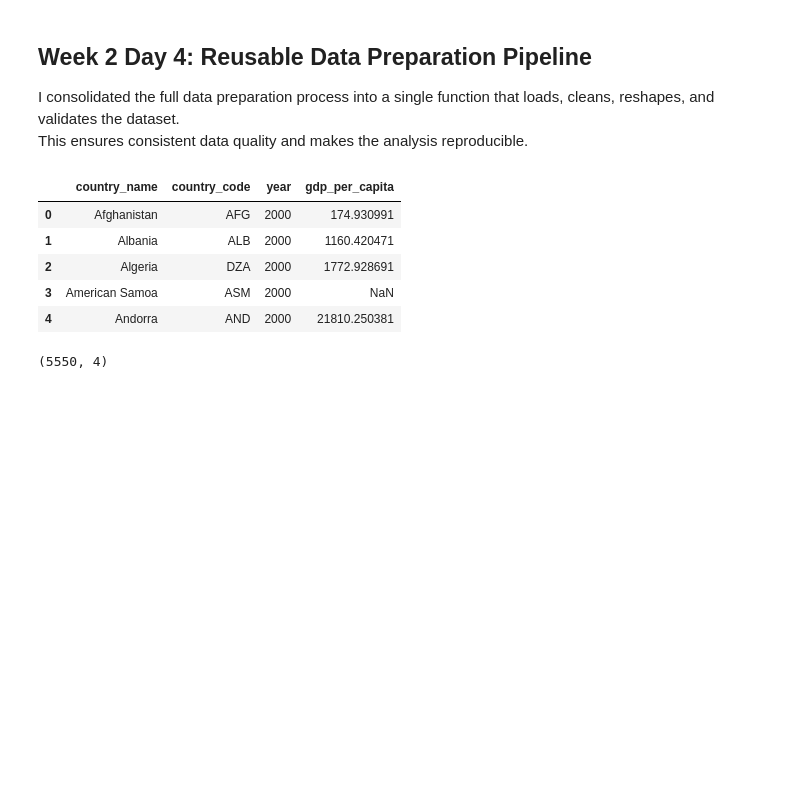
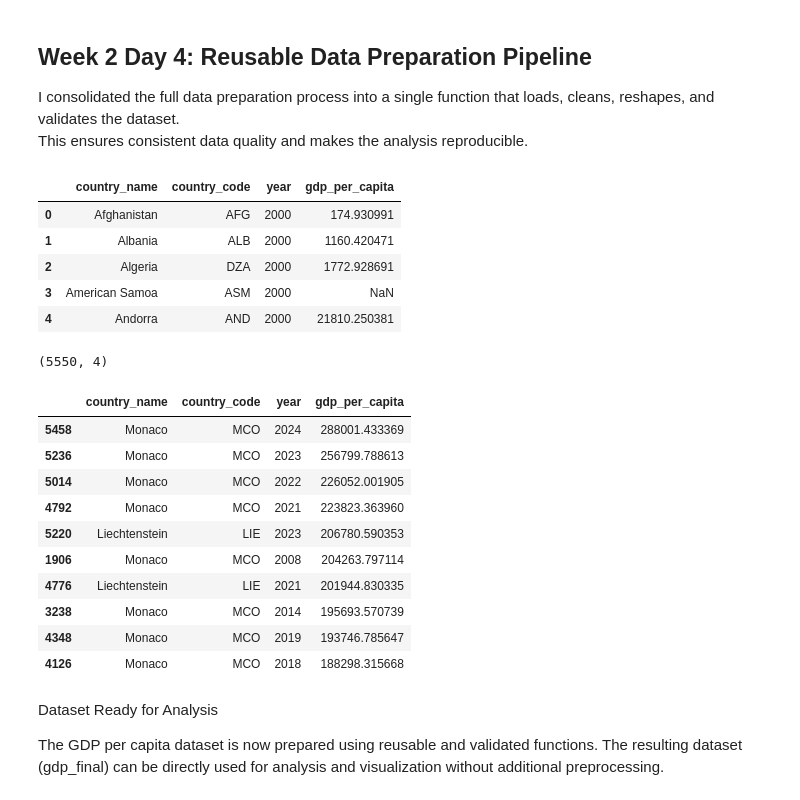
Before and after one commit to MonashTee/python-job-portfolio, a Jupyter notebook: week_01/notebooks/basic_economic_data.ipynb, the cells around one changed output. Saved outputs shown, nothing was run; the diff lists cells and outputs as text; code cells hidden in the pictures; blank space fills up the shorter version.

Commit message:
Use reusable GDP preparation pipeline for final dataset

```diff
--- a/week_01/notebooks/basic_economic_data.ipynb
+++ b/week_01/notebooks/basic_economic_data.ipynb
@@ -426,3 +426,27 @@ gdp_final.head()
 print(gdp_final.shape)
 # %% [output]
 (5550, 4)
+# %%
+gdp_final = prepare_gdp_dataset('../data/world_bank_gdp_per_capita.csv')
+# %%
+gdp_final.sort_values(
+    by='gdp_per_capita',
+    ascending=False
+).head(10)
+# %% [output]
+|  | country_name | country_code | year | gdp_per_capita |
+| 5458 | Monaco | MCO | 2024 | 288001.433369 |
+| 5236 | Monaco | MCO | 2023 | 256799.788613 |
+| 5014 | Monaco | MCO | 2022 | 226052.001905 |
+| 4792 | Monaco | MCO | 2021 | 223823.363960 |
+| 5220 | Liechtenstein | LIE | 2023 | 206780.590353 |
+| 1906 | Monaco | MCO | 2008 | 204263.797114 |
+| 4776 | Liechtenstein | LIE | 2021 | 201944.830335 |
+| 3238 | Monaco | MCO | 2014 | 195693.570739 |
+| 4348 | Monaco | MCO | 2019 | 193746.785647 |
+| 4126 | Monaco | MCO | 2018 | 188298.315668 |
+# %% [markdown]
+Dataset Ready for Analysis
+
+The GDP per capita dataset is now prepared using reusable and validated functions.
+The resulting dataset (gdp_final) can be directly used for analysis and visualization without additional preprocessing.
```
